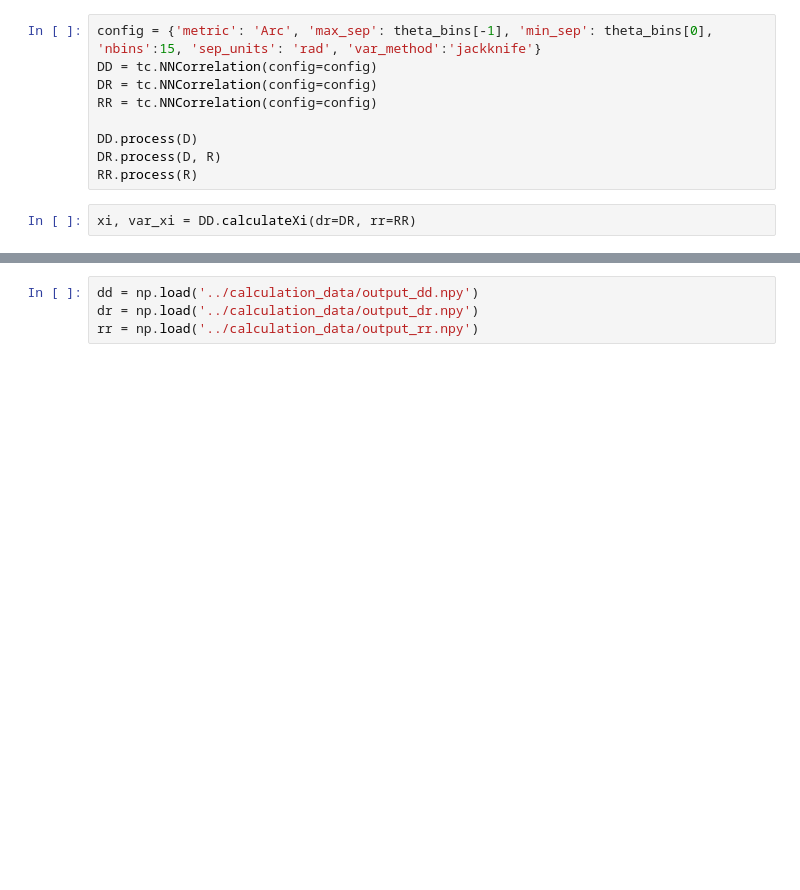
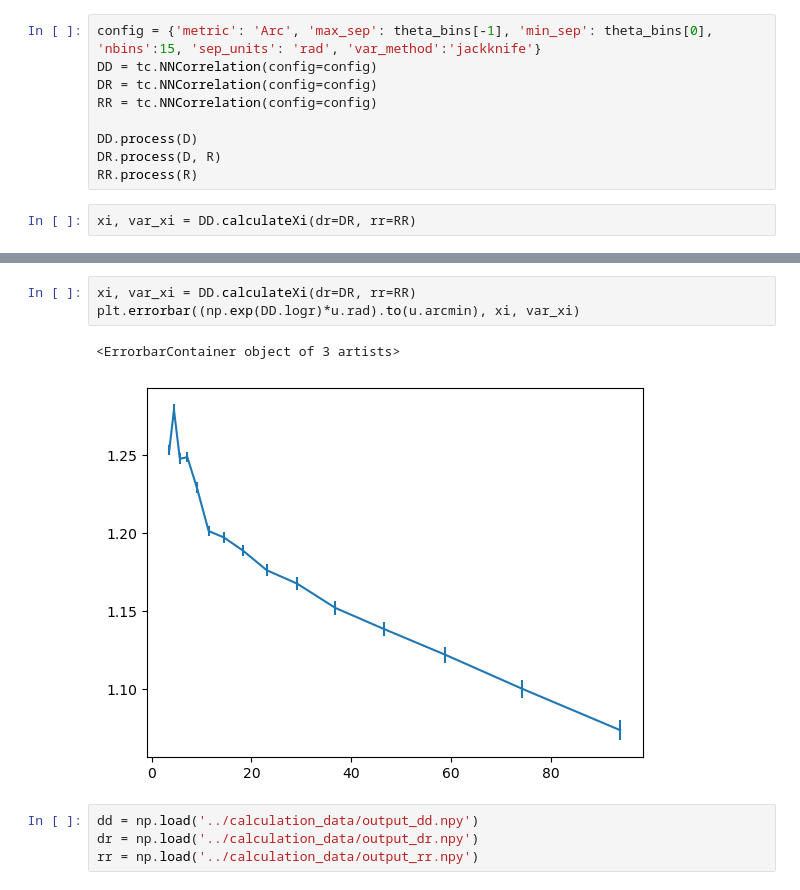
Before and after one commit to MeloDi-23/quasar-CMB-lensing-correlation, a Jupyter notebook: jupyter/quasar_clustering.ipynb, the cells around one changed output, grey strips where cells are left out. Saved outputs shown, nothing was run; the diff lists cells and outputs as text; blank space fills up the shorter version.

```diff
--- a/jupyter/quasar_clustering.ipynb
+++ b/jupyter/quasar_clustering.ipynb
@@ -53,3 +61,9 @@ Text(0.5, 0, "$\\theta[']$")
+# %%
+xi, var_xi = DD.calculateXi(dr=DR, rr=RR)
+plt.errorbar((np.exp(DD.logr)*u.rad).to(u.arcmin), xi, var_xi)
+# %% [output]
+<ErrorbarContainer object of 3 artists>
+[figure, added]
 # %%
 dd = np.load('../calculation_data/output_dd.npy')
 dr = np.load('../calculation_data/output_dr.npy')
```
Also changed, not shown: parts of 16 cells of this notebook, 41 other files.
